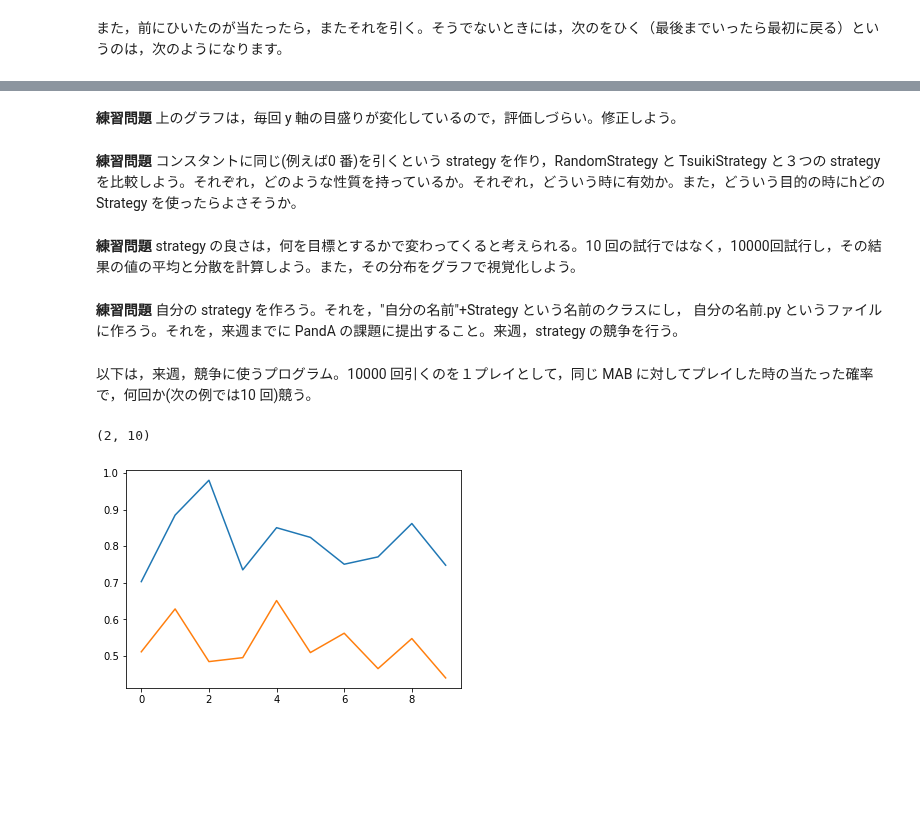
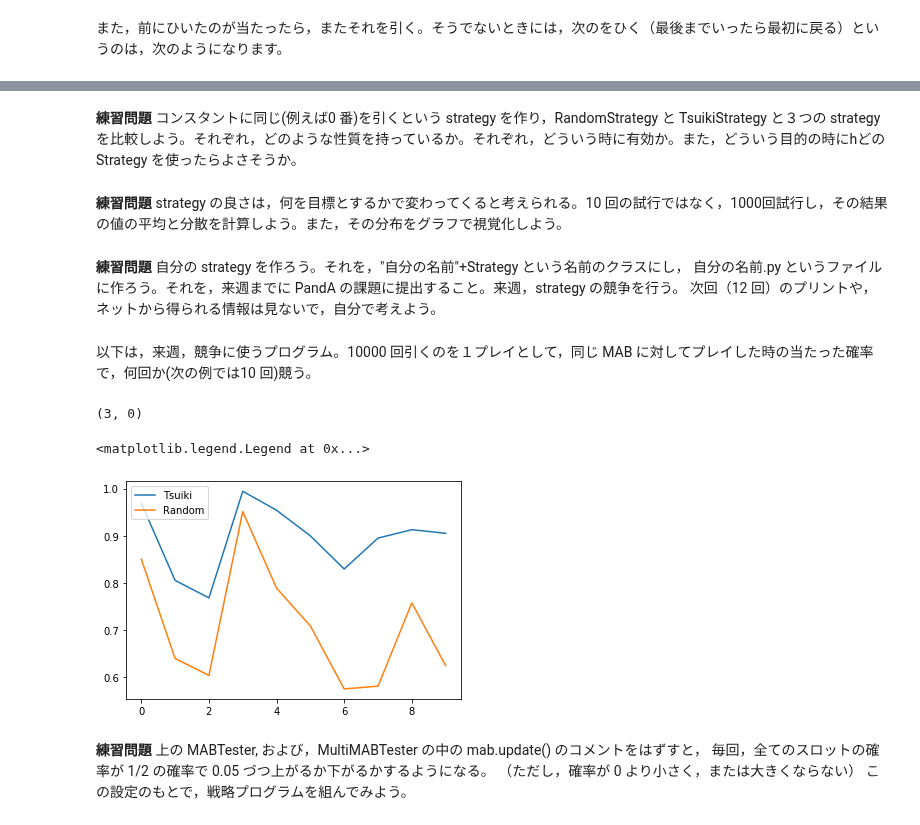
Before and after one commit to HidekiTsuiki/python, a Jupyter notebook: 11Bandit.ipynb, the cells around one changed output, grey strips where cells are left out. Cells and saved outputs as stored; diff of their text form; code cells hidden in the pictures; blank space fills up the shorter version.

Commit message:
tsuiki

```diff
--- a/11Bandit.ipynb
+++ b/11Bandit.ipynb
@@ -32,10 +32,10 @@ class Bandit:
     def update(self):
         '''1/2 の確率で，0.05 上げるか下げるか。 \
         0 または 1 になったらそれ以上は動かさない。'''
-        if(Math.random() < 0.5):
-            self.p = max(p - 0.05, 0)
+        if(random.uniform(0,1) < 0.5):
+            self.p = max(self.p - 0.05, 0)
         else:
-            self.p = min(p + 0.05, 1)
+            self.p = min(self.p + 0.05, 1)
 
 class MultiArmedBandit:
     NUM= 10;   #スロットマシンの個数
@@ -48,8 +48,8 @@ class MultiArmedBandit:
             return 0
         return self.bandits[i].slot()
 
-    def __update__(self):
-        '''全ての確率を更新。外からは使用しない。'''
+    def update(self):
+        '''全ての確率を更新。今は使用しない。'''
         for b in self.bandits:
             b.update()
 
@@ -136,14 +136,17 @@ def MABTest(numplay, strategy, mab):
         atari[k] += result
         myaccount += result;    # 結果だけ account を増やす (0 か 1)
         strategy.learn(k,result);     #k を引いて結果が result だったことを str に学習させる
+#        mab.update()   # 確率を毎回変化させるには，このコメントをはずす。
     print(f"{numplay} 中 {myaccount}回あたり")
 
     fig, ax1 = plt.subplots()
     ax1.plot([x.p for x in m.bandits], color="red")
+    ax1.set_ylim(0,1)
     ax2 = ax1.twinx()  # 2つのプロットを関連付ける
     ax2.plot(atari)
     ax2.plot(total)
-#    print([f"{x.p:2.2}" for x in m.bandits])
+    ax2.set_ylim(0,10000)
+#        print([f"{x.p:2.2}" for x in m.bandits])
 #    print([f"{atari[x]:4}" for x in range(10)])
 #    print([f"{total[x]:4}" for x in range(10)])
 # %%
@@ -184,12 +188,11 @@ for i in range(10):
-# %% [markdown]
-**練習問題** 上のグラフは，毎回 y 軸の目盛りが変化しているので，評価しづらい。修正しよう。
 # %% [markdown]
 **練習問題** コンスタントに同じ(例えば0 番)を引くという strategy を作り，RandomStrategy と TsuikiStrategy と３つの strategy を比較しよう。それぞれ，どのような性質を持っているか。それぞれ，どういう時に有効か。また，どういう目的の時にhどの Strategy を使ったらよさそうか。
 # %% [markdown]
-**練習問題** strategy の良さは，何を目標とするかで変わってくると考えられる。10 回の試行ではなく，10000回試行し，その結果の値の平均と分散を計算しよう。また，その分布をグラフで視覚化しよう。
+**練習問題** strategy の良さは，何を目標とするかで変わってくると考えられる。10 回の試行ではなく，1000回試行し，その結果の値の平均と分散を計算しよう。また，その分布をグラフで視覚化しよう。
 # %% [markdown]
 **練習問題** 自分の strategy を作ろう。それを，"自分の名前"+Strategy という名前のクラスにし，
 自分の名前.py というファイルに作ろう。それを，来週までに PandA の課題に提出すること。来週，strategy の競争を行う。
+次回（12 回）のプリントや，ネットから得られる情報は見ないで，自分で考えよう。
 # %% [markdown]
 以下は，来週，競争に使うプログラム。10000 回引くのを１プレイとして，同じ MAB に対してプレイした時の当たった確率で，何回か(次の例では10 回)競う。
 # %%
@@ -198,33 +201,43 @@ import numpy as np
 def OnePlay(numplay, strategies, mab):
     '''ndarray として返す。'''
     myaccounts = np.zeros(len(strategies), dtype=int)
+    for x in strategies:
+        x.reset()
 
-    map(lambda x: x.reset(), strategies)
     for i in range(numplay):
         for s in range(len(strategies)):
-            k = strategies[s].choice();
-            result = mab.slot(k);
-            myaccounts[s] += result;
-            strategies[s].learn(k,result);
-
+            k = strategies[s].choice()
+            result = mab.slot(k)
+            myaccounts[s] += result
+            strategies[s].learn(k,result)
+#        mab.update()  # 確率が変化していく場合
     return(myaccounts/numplay)
 
 def MultiMABTester(n, strategies):
     NUMPLAY = 10000
-    ret = np.zeros((len(strategies),n), dtype=float)
+    ret = np.zeros((len(strategies),0))
     print(ret.shape)
 
     for i  in range(n):
         mab = MultiArmedBandit()
-        ret[:,i] += OnePlay(NUMPLAY, strategies, mab)
+        ret = np.append(ret, OnePlay(NUMPLAY, strategies, mab).reshape(len(strategies),1), axis=1)
     return ret
 # %%
-ret = MultiMABTester(10, [TsuikiStrategy(),RandomStrategy()])
+names = ["Tsuiki", "Random"]
+ret = MultiMABTester(10, [ThompsonStrategy(),TsuikiStrategy(),RandomStrategy()])
 %matplotlib inline
 import numpy as np
 import matplotlib.pyplot as plt
-for i in ret:
-    plt.plot(i)
+for i in range(len(names)):
+    plt.plot(ret[i], label=names[i])
+# rs は、red, square
+plt.legend(loc='upper left')
 # %% [output]
-(2, 10)
+(3, 0)
+<matplotlib.legend.Legend at 0x...>
-[figure, old version]
+[figure, new version]
+# %% [markdown]
+**練習問題** 上の MABTester, および，MultiMABTester の中の mab.update()  のコメントをはずすと，
+毎回，全てのスロットの確率が 1/2 の確率で 0.05 づつ上がるか下がるかするようになる。
+（ただし，確率が 0 より小さく，または大きくならない）
+この設定のもとで，戦略プログラムを組んでみよう。
```
Also changed, not shown: parts of 6 cells of this notebook, 2 other files.
